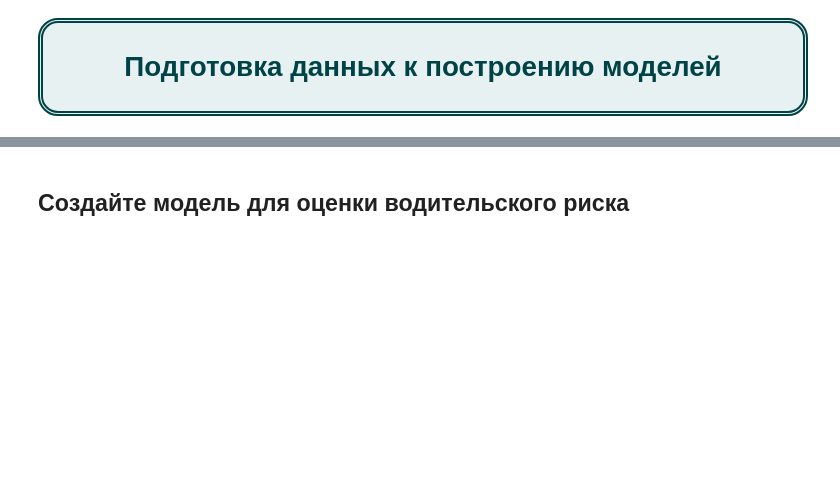
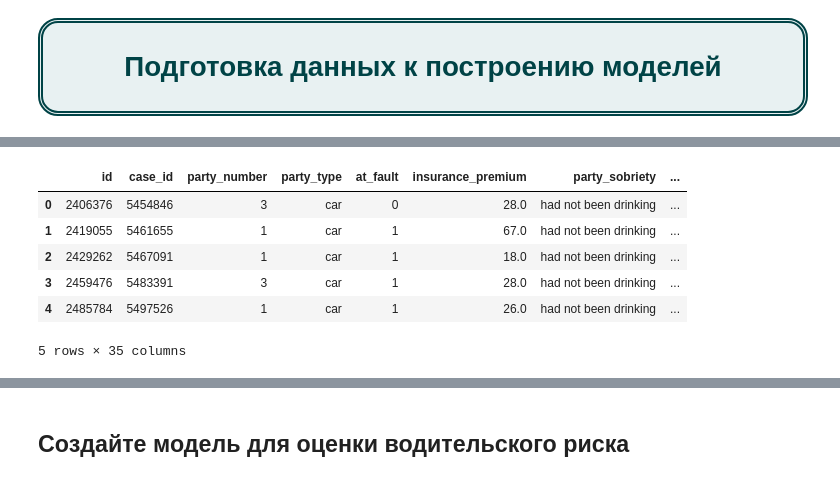
Before and after one commit to Denis-Mukhanov/road-accident-risk, a Jupyter notebook: road_accident_risk.ipynb, the cells around one changed output, grey strips where cells are left out. Drawn from its saved outputs; the diff is of its cells as text; code cells hidden in the pictures; blank space fills up the shorter version.

```diff
--- a/road_accident_risk.ipynb
+++ b/road_accident_risk.ipynb
@@ -590,0 +595,26 @@ __Анализ частоты ДТП в зависимости от времен
+# %%
+# sql запрос
+query = '''
+SELECT *
+FROM parties p INNER JOIN
+     vehicles v ON p.case_id = v.case_id AND p.party_number = v.party_number LEFT JOIN
+     collisions c ON p.case_id = c.case_id
+WHERE p.case_id IN (SELECT case_id
+                    FROM parties
+                    WHERE PARTY_TYPE = 'car' AND
+                          AT_FAULT = 1) AND
+      c.COLLISION_DAMAGE NOT IN ('SCRATCH') AND
+      EXTRACT(YEAR FROM c.COLLISION_DATE) = 2012;
+
+'''
+
+df = request(query)
+display(df.head())
+# %% [output]
+|  | id | case_id | party_number | party_type | at_fault | insurance_premium | party_sobriety | ... |
+| 0 | 2406376 | 5454846 | 3 | car | 0 | 28.0 | had not been drinking | ... |
+| 1 | 2419055 | 5461655 | 1 | car | 1 | 67.0 | had not been drinking | ... |
+| 2 | 2429262 | 5467091 | 1 | car | 1 | 18.0 | had not been drinking | ... |
+| 3 | 2459476 | 5483391 | 3 | car | 1 | 28.0 | had not been drinking | ... |
+| 4 | 2485784 | 5497526 | 1 | car | 1 | 26.0 | had not been drinking | ... |
+5 rows × 35 columns
```
Also changed, not shown: parts of 43 cells of this notebook.
